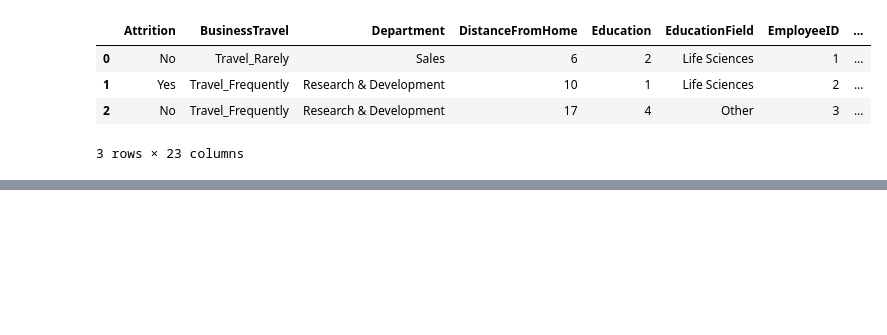
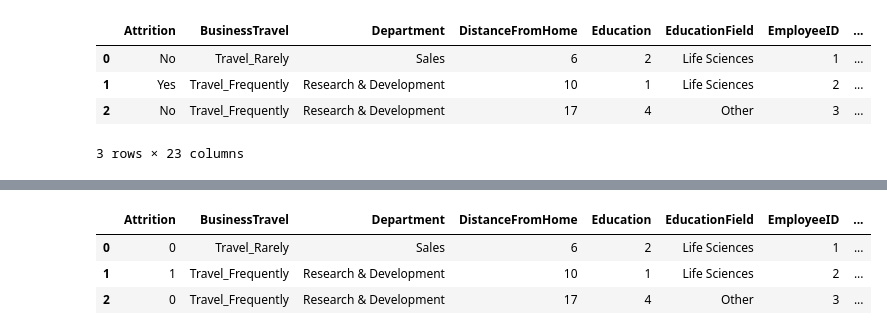
Before and after one commit to OscarPALISSOT/ML_Classifier_CESI_A4, a Jupyter notebook: notebook/Import_data.ipynb, the cells around one changed output, grey strips where cells are left out. Cells and saved outputs as stored; diff of their text form; code cells hidden in the pictures; blank space fills up the shorter version.

```diff
--- a/notebook/Import_data.ipynb
+++ b/notebook/Import_data.ipynb
@@ -98,0 +226,7 @@ Dataset.head(3)
+# %%
+general_dataset.head(3)
+# %% [output]
+|  | Attrition | BusinessTravel | Department | DistanceFromHome | Education | EducationField | EmployeeID | ... |
+| 0 | 0 | Travel_Rarely | Sales | 6 | 2 | Life Sciences | 1 | ... |
+| 1 | 1 | Travel_Frequently | Research & Development | 10 | 1 | Life Sciences | 2 | ... |
+| 2 | 0 | Travel_Frequently | Research & Development | 17 | 4 | Other | 3 | ... |
```
Also changed, not shown: parts of 23 cells of this notebook.
